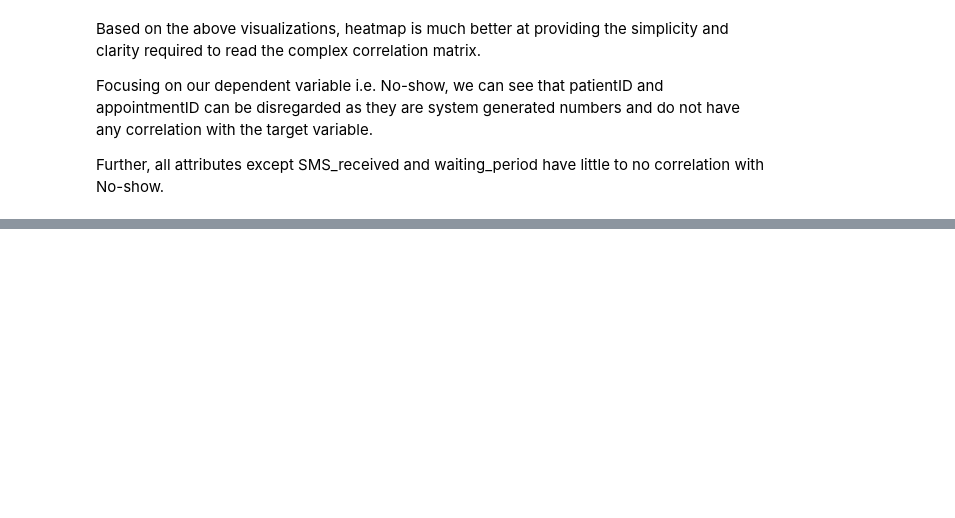
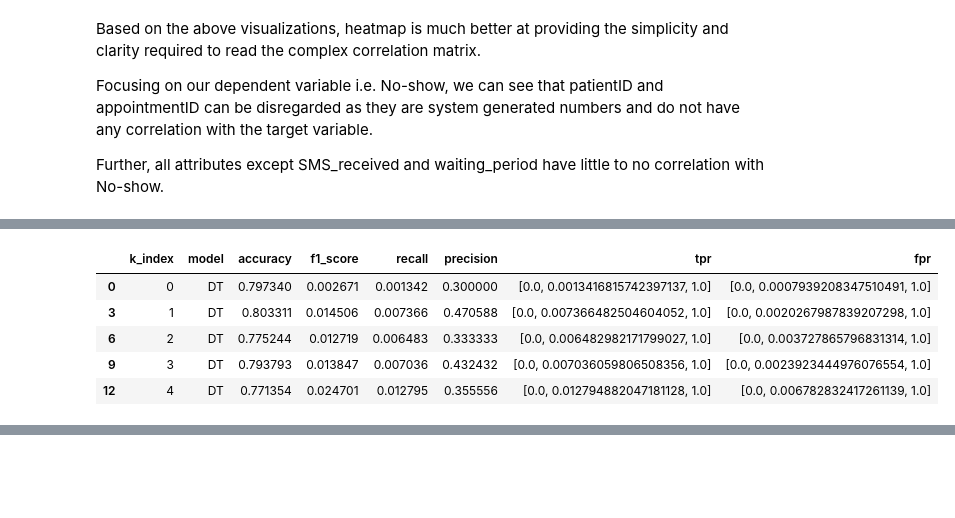
Before and after one commit to Sumitjh26997/CSS581-ML, a Jupyter notebook: hw1.ipynb, the cells around one changed output, grey strips where cells are left out. Cells and saved outputs as stored; diff of their text form; code cells hidden in the pictures; blank space fills up the shorter version.

```diff
--- a/hw1.ipynb
+++ b/hw1.ipynb
@@ -712,0 +781,13 @@ for train_index,test_index in kf.split(X):
+# %%
+dt_data = results.loc[results.model == "DT"]
+lr_data = results.loc[results.model == "LR"]
+rf_data = results.loc[results.model == "RF"]
+# %%
+dt_data.head(5)
+# %% [output]
+|  | k_index | model | accuracy | f1_score | recall | precision | tpr | fpr |
+| 0 | 0 | DT | 0.797340 | 0.002671 | 0.001342 | 0.300000 | [0.0, 0.0013416815742397137, 1.0] | [0.0, 0.0007939208347510491, 1.0] |
+| 3 | 1 | DT | 0.803311 | 0.014506 | 0.007366 | 0.470588 | [0.0, 0.007366482504604052, 1.0] | [0.0, 0.0020267987839207298, 1.0] |
+| 6 | 2 | DT | 0.775244 | 0.012719 | 0.006483 | 0.333333 | [0.0, 0.006482982171799027, 1.0] | [0.0, 0.003727865796831314, 1.0] |
+| 9 | 3 | DT | 0.793793 | 0.013847 | 0.007036 | 0.432432 | [0.0, 0.007036059806508356, 1.0] | [0.0, 0.0023923444976076554, 1.0] |
+| 12 | 4 | DT | 0.771354 | 0.024701 | 0.012795 | 0.355556 | [0.0, 0.012794882047181128, 1.0] | [0.0, 0.006782832417261139, 1.0] |
```
Also changed, not shown: parts of 27 cells of this notebook.
